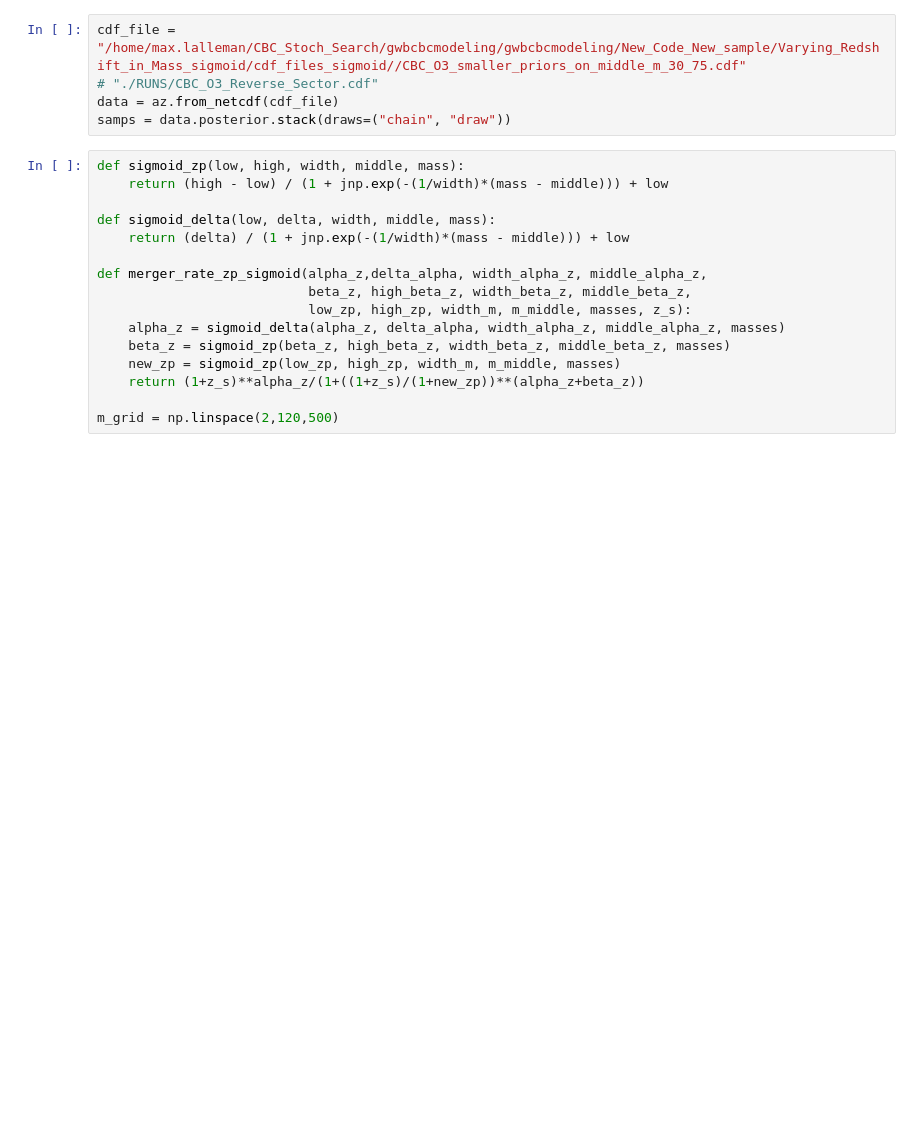
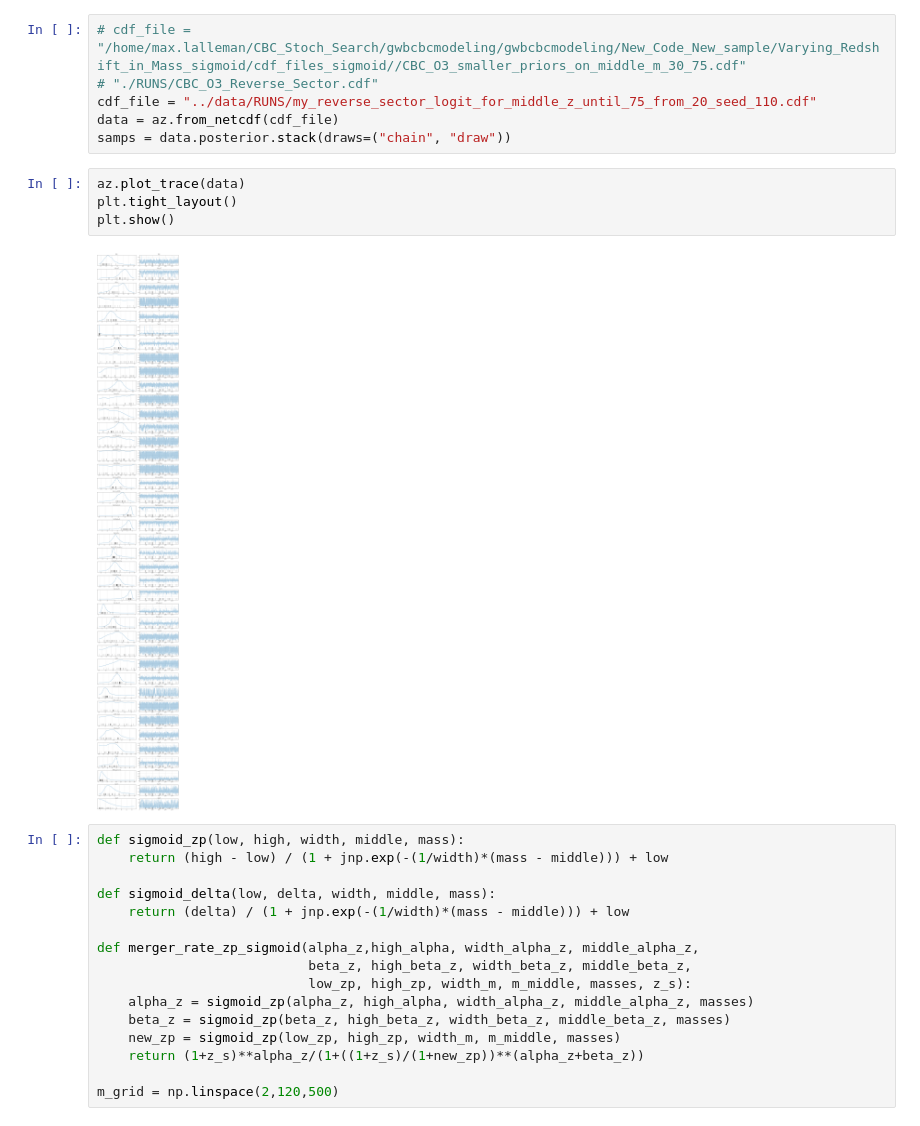
Before and after one commit to maxlalleman/bbh_mass_distribution_redshift_variation_inference, a Jupyter notebook: figures/Traces_reverse.ipynb, the cells around one changed output. Drawn from its saved outputs; the diff is of its cells as text; blank space fills up the shorter version.

```diff
--- a/figures/Traces_reverse.ipynb
+++ b/figures/Traces_reverse.ipynb
@@ -9,8 +28,15 @@ az.rcParams["plot.max_subplots"] = 80
 # %%
-cdf_file = "/home/max.lalleman/CBC_Stoch_Search/gwbcbcmodeling/gwbcbcmodeling/New_Code_New_sample/Varying_Redshift_in_Mass_sigmoid/cdf_files_sigmoid//CBC_O3_smaller_priors_on_middle_m_30_75.cdf"
+# cdf_file = "/home/max.lalleman/CBC_Stoch_Search/gwbcbcmodeling/gwbcbcmodeling/New_Code_New_sample/Varying_Redshift_in_Mass_sigmoid/cdf_files_sigmoid//CBC_O3_smaller_priors_on_middle_m_30_75.cdf"
 # "./RUNS/CBC_O3_Reverse_Sector.cdf"
+cdf_file = "../data/RUNS/my_reverse_sector_logit_for_middle_z_until_75_from_20_seed_110.cdf"
 data = az.from_netcdf(cdf_file)
 samps = data.posterior.stack(draws=("chain", "draw"))
+# %%
+az.plot_trace(data)
+plt.tight_layout()
+plt.show()
+# %% [output]
+[figure, added]
 # %%
 def sigmoid_zp(low, high, width, middle, mass):
     return (high - low) / (1 + jnp.exp(-(1/width)*(mass - middle))) + low
@@ -18,10 +44,10 @@ def sigmoid_zp(low, high, width, middle, mass):
 def sigmoid_delta(low, delta, width, middle, mass):
     return (delta) / (1 + jnp.exp(-(1/width)*(mass - middle))) + low
 
-def merger_rate_zp_sigmoid(alpha_z,delta_alpha, width_alpha_z, middle_alpha_z,
+def merger_rate_zp_sigmoid(alpha_z,high_alpha, width_alpha_z, middle_alpha_z,
                            beta_z, high_beta_z, width_beta_z, middle_beta_z,
                            low_zp, high_zp, width_m, m_middle, masses, z_s):
-    alpha_z = sigmoid_delta(alpha_z, delta_alpha, width_alpha_z, middle_alpha_z, masses)
+    alpha_z = sigmoid_zp(alpha_z, high_alpha, width_alpha_z, middle_alpha_z, masses)
     beta_z = sigmoid_zp(beta_z, high_beta_z, width_beta_z, middle_beta_z, masses)
     new_zp = sigmoid_zp(low_zp, high_zp, width_m, m_middle, masses)
     return (1+z_s)**alpha_z/(1+((1+z_s)/(1+new_zp))**(alpha_z+beta_z))
```
Also changed, not shown: parts of 13 cells of this notebook, 18 other files.
